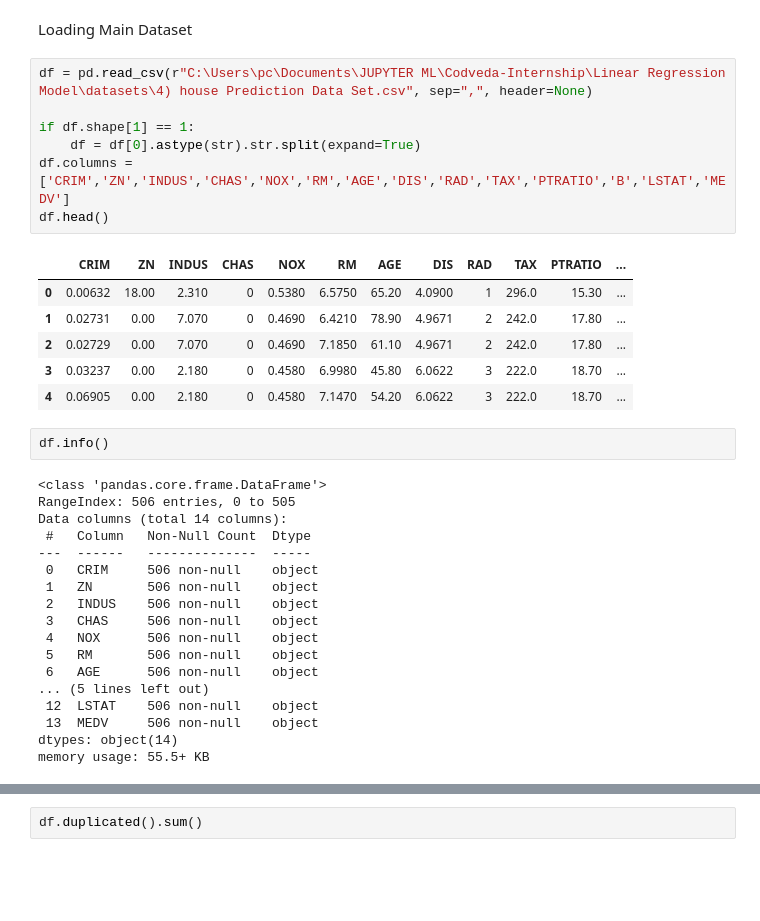
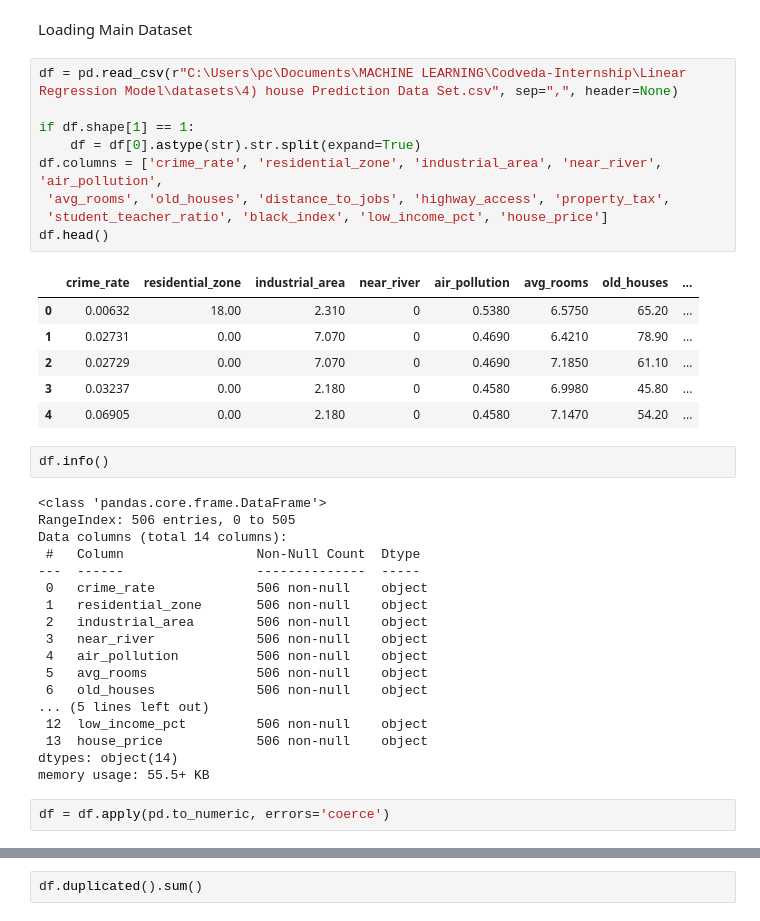
Before and after one commit to samuelfrann/Codveda-Internship, a Jupyter notebook: Linear Regression Model/notebooks/Precleaning.ipynb, the cells around one changed output, grey strips where cells are left out. Drawn from its saved outputs; the diff is of its cells as text; blank space fills up the shorter version.

```diff
--- a/Linear Regression Model/notebooks/Precleaning.ipynb
+++ b/Linear Regression Model/notebooks/Precleaning.ipynb
@@ -10,36 +10,40 @@ from sklearn.model_selection import train_test_split
 # %% [markdown]
 Loading Main Dataset
 # %%
-df = pd.read_csv(r"C:\Users\pc\Documents\JUPYTER ML\Codveda-Internship\Linear Regression Model\datasets\4) house Prediction Data Set.csv", sep=",", header=None)
+df = pd.read_csv(r"C:\Users\pc\Documents\MACHINE LEARNING\Codveda-Internship\Linear Regression Model\datasets\4) house Prediction Data Set.csv", sep=",", header=None)
 
 if df.shape[1] == 1:
     df = df[0].astype(str).str.split(expand=True)
-df.columns = ['CRIM','ZN','INDUS','CHAS','NOX','RM','AGE','DIS','RAD','TAX','PTRATIO','B','LSTAT','MEDV']
+df.columns = ['crime_rate', 'residential_zone', 'industrial_area', 'near_river', 'air_pollution',
+ 'avg_rooms', 'old_houses', 'distance_to_jobs', 'highway_access', 'property_tax',
+ 'student_teacher_ratio', 'black_index', 'low_income_pct', 'house_price']
 df.head()
 # %% [output]
-|  | CRIM | ZN | INDUS | CHAS | NOX | RM | AGE | DIS | RAD | TAX | PTRATIO | ... |
-| 0 | 0.00632 | 18.00 | 2.310 | 0 | 0.5380 | 6.5750 | 65.20 | 4.0900 | 1 | 296.0 | 15.30 | ... |
-| 1 | 0.02731 | 0.00 | 7.070 | 0 | 0.4690 | 6.4210 | 78.90 | 4.9671 | 2 | 242.0 | 17.80 | ... |
-| 2 | 0.02729 | 0.00 | 7.070 | 0 | 0.4690 | 7.1850 | 61.10 | 4.9671 | 2 | 242.0 | 17.80 | ... |
-| 3 | 0.03237 | 0.00 | 2.180 | 0 | 0.4580 | 6.9980 | 45.80 | 6.0622 | 3 | 222.0 | 18.70 | ... |
-| 4 | 0.06905 | 0.00 | 2.180 | 0 | 0.4580 | 7.1470 | 54.20 | 6.0622 | 3 | 222.0 | 18.70 | ... |
+|  | crime_rate | residential_zone | industrial_area | near_river | air_pollution | avg_rooms | old_houses | ... |
+| 0 | 0.00632 | 18.00 | 2.310 | 0 | 0.5380 | 6.5750 | 65.20 | ... |
+| 1 | 0.02731 | 0.00 | 7.070 | 0 | 0.4690 | 6.4210 | 78.90 | ... |
+| 2 | 0.02729 | 0.00 | 7.070 | 0 | 0.4690 | 7.1850 | 61.10 | ... |
+| 3 | 0.03237 | 0.00 | 2.180 | 0 | 0.4580 | 6.9980 | 45.80 | ... |
+| 4 | 0.06905 | 0.00 | 2.180 | 0 | 0.4580 | 7.1470 | 54.20 | ... |
 # %%
 df.info()
 # %% [output]
 <class 'pandas.core.frame.DataFrame'>
 RangeIndex: 506 entries, 0 to 505
 Data columns (total 14 columns):
- #   Column   Non-Null Count  Dtype
----  ------   --------------  -----
- 0   CRIM     506 non-null    object
- 1   ZN       506 non-null    object
- 2   INDUS    506 non-null    object
- 3   CHAS     506 non-null    object
- 4   NOX      506 non-null    object
- 5   RM       506 non-null    object
- 6   AGE      506 non-null    object
+ #   Column                 Non-Null Count  Dtype
+---  ------                 --------------  -----
+ 0   crime_rate             506 non-null    object
+ 1   residential_zone       506 non-null    object
+ 2   industrial_area        506 non-null    object
+ 3   near_river             506 non-null    object
+ 4   air_pollution          506 non-null    object
+ 5   avg_rooms              506 non-null    object
+ 6   old_houses             506 non-null    object
 ... (5 lines left out)
- 12  LSTAT    506 non-null    object
- 13  MEDV     506 non-null    object
+ 12  low_income_pct         506 non-null    object
+ 13  house_price            506 non-null    object
 dtypes: object(14)
 memory usage: 55.5+ KB
+# %%
+df = df.apply(pd.to_numeric, errors='coerce')
```
Also changed, not shown: parts of 19 cells of this notebook, 11 other files.
